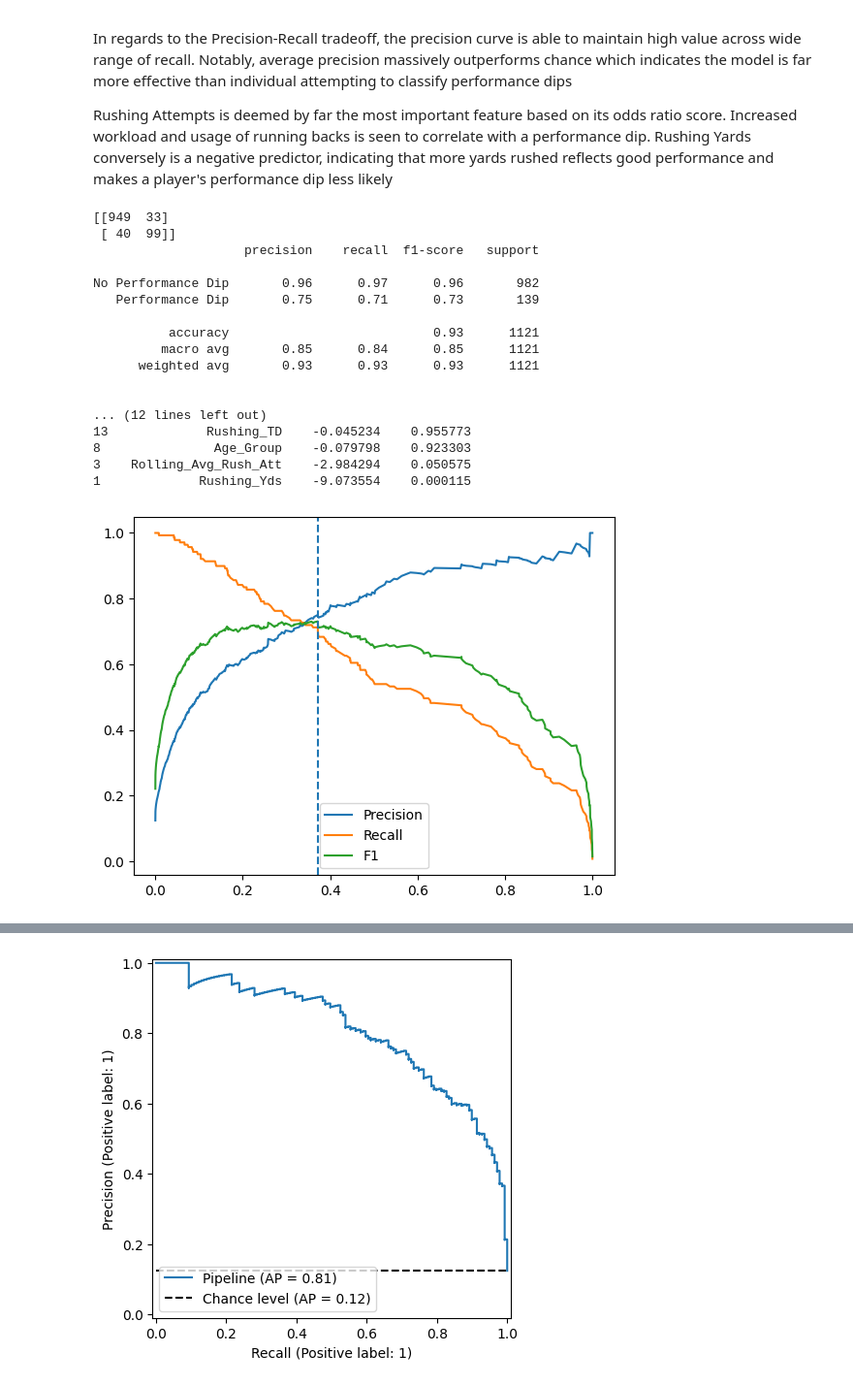
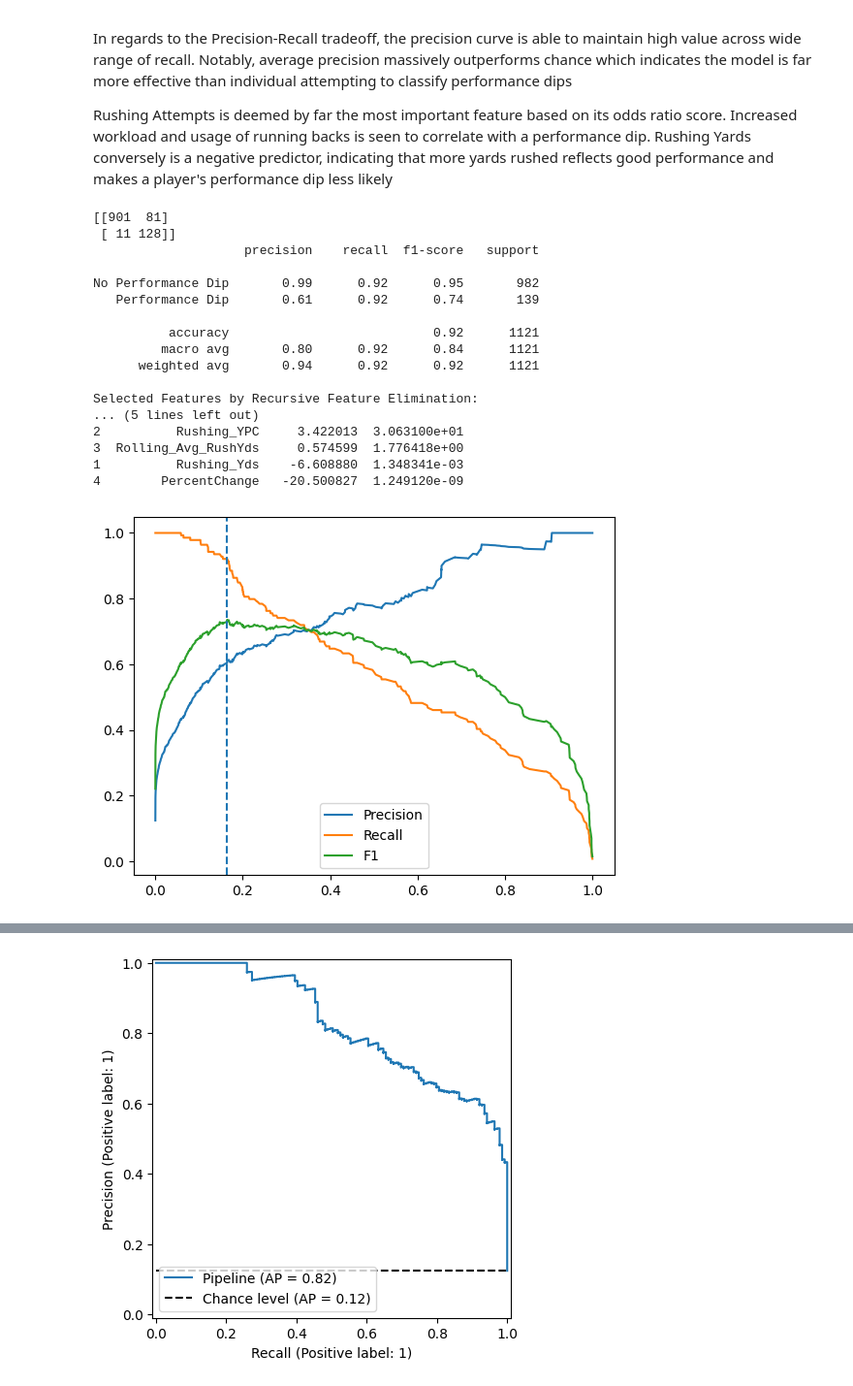
Before and after one commit to schwartzach/ENG296_CapstoneProject, a Jupyter notebook: NFL_RB_Weekly_Wear+Tear.ipynb, the cells around one changed output, grey strips where cells are left out. Shown at 97% size. Cells and saved outputs as stored; diff of their text form; code cells hidden in the pictures.

Commit message:
Recursive Feature Elimination with Cross Validation Inclusion in Logistic Regression Model

```diff
--- a/NFL_RB_Weekly_Wear+Tear.ipynb
+++ b/NFL_RB_Weekly_Wear+Tear.ipynb
@@ -695,7 +702,7 @@ plt.plot(thresholds, f1_scores[:-1])
 plt.axvline(best_threshold, ls='--')
 plt.legend(['Precision','Recall','F1'])
 
-y_predict = best_lr_pipe.predict_proba(x_val_lr)[:,1]
+y_predict = best_lr_pipe.predict_proba(x_val)[:,1]
 y_predict_custom = (y_predict >= best_threshold).astype(int)
 
 
@@ -713,49 +720,60 @@ sns.heatmap(pd.DataFrame(c_matrix), annot=True, fmt='.5g', cmap='crest')
 ax.xaxis.set_label_position("top")
 plt.tight_layout()
 plt.title('Confusion Matrix', y=1.1)
 plt.xlabel('Predicted Label')
 plt.ylabel('Actual Label')
 
 #Classification Report
 targetNames = ['No Performance Dip', 'Performance Dip']
 print(classification_report(y_val, y_predict_custom,target_names=targetNames))
 
 #Precision Recall Curve
-display = PrecisionRecallDisplay.from_estimator(best_lr_pipe, x_val_lr, y_val, plot_chance_level=True)
+display = PrecisionRecallDisplay.from_estimator(best_lr_pipe, x_val, y_val, plot_chance_level=True)
+
+support_mask = best_lr_pipe.named_steps['rfe'].get_support()
+selectedFeatures = x_train.columns[support_mask]
+
+print("Selected Features by Recursive Feature Elimination: ")
+print(list(selectedFeatures))
+
 
 #Computing Feature Importance
-lr_est = best_lr_pipe.named_steps['clf']
-coefficients = lr_est.coef_[0]
+rfe_step = best_lr_pipe.named_steps['rfe']
+support_mask = best_lr_pipe.named_steps['rfe'].get_support()
+selectedFeatures = x_train.columns[support_mask]
+lr_est = rfe_step.estimator_
+coefficients = lr_est.coef_.ravel()
 oddsRatio = np.exp(coefficients)
 pd.set_option('display.max_rows', 500)
 featureImportance = pd.DataFrame({
-    'Feature': x_train_lr.columns,
+    'Feature': selectedFeatures,
     'Coefficient': coefficients,
     'Odd_Ratio':  oddsRatio
 })
 print("\nFeature Importance (Coefficient and Odds Ratio):")
 print(featureImportance.sort_values(by='Coefficient', ascending=False))
 
 #Visualization of Feature Importance
-fig = px.bar(featureImportance, x='Coefficient', y='Feature', width=1600, height=1200)
+
+fig = px.bar(featureImportance, x='Coefficient', y='Feature', width=1000, height=800)
 fig.update_yaxes(tickfont=dict(size=12))
 fig.show()
 # %% [output]
-[[949  33]
- [ 40  99]]
+[[901  81]
+ [ 11 128]]
                     precision    recall  f1-score   support
 
-No Performance Dip       0.96      0.97      0.96       982
-   Performance Dip       0.75      0.71      0.73       139
+No Performance Dip       0.99      0.92      0.95       982
+   Performance Dip       0.61      0.92      0.74       139
 
-          accuracy                           0.93      1121
-         macro avg       0.85      0.84      0.85      1121
-      weighted avg       0.93      0.93      0.93      1121
+          accuracy                           0.92      1121
+         macro avg       0.80      0.92      0.84      1121
+      weighted avg       0.94      0.92      0.92      1121
 
-
-... (12 lines left out)
-13             Rushing_TD    -0.045234    0.955773
-8               Age_Group    -0.079798    0.923303
-3    Rolling_Avg_Rush_Att    -2.984294    0.050575
-1             Rushing_Yds    -9.073554    0.000115
+Selected Features by Recursive Feature Elimination:
+... (5 lines left out)
+2          Rushing_YPC     3.422013  3.063100e+01
+3  Rolling_Avg_RushYds     0.574599  1.776418e+00
+1          Rushing_Yds    -6.608880  1.348341e-03
+4        PercentChange   -20.500827  1.249120e-09
-[figure, old version]
+[figure, new version]
@@ -763 +781 @@ No Performance Dip       0.96      0.97      0.96       982
-[figure, old version]
+[figure, new version]
```
Also changed, not shown: parts of 3 cells of this notebook.
